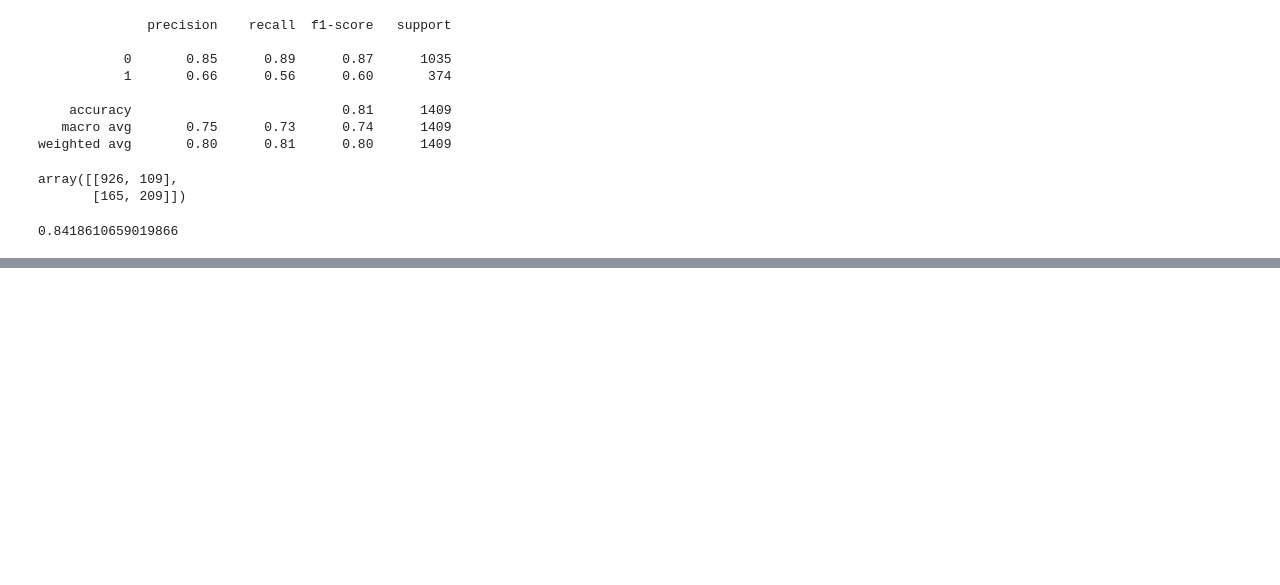
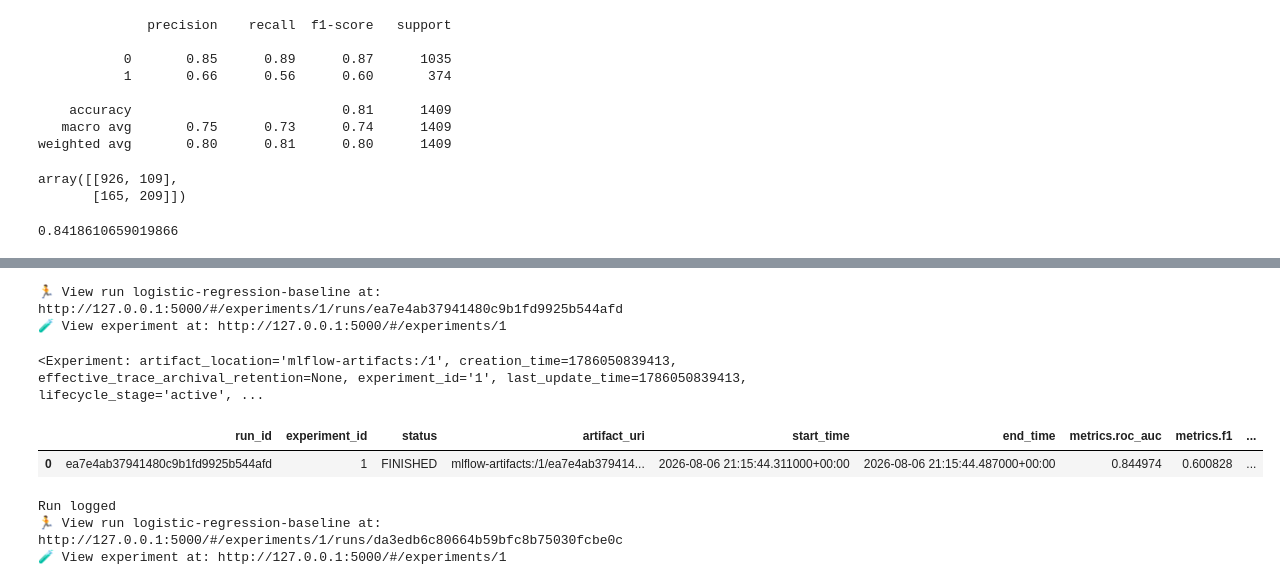
Before and after one commit to pomiankiewiczlukasz/customer-intelligence-ml-platform, a Jupyter notebook: notebooks/01_eda.ipynb, the cells around one changed output, grey strips where cells are left out. Cells and saved outputs as stored; diff of their text form; code cells hidden in the pictures; blank space fills up the shorter version.

```diff
--- a/notebooks/01_eda.ipynb
+++ b/notebooks/01_eda.ipynb
@@ -649,0 +1212,8 @@ roc_auc_score(
+# %%
+mlflow.set_tracking_uri(
+    "http://127.0.0.1:5000"
+)
+# %%
+mlflow.set_experiment(
+    "customer-churn"
+)
@@ -649,0 +1223,70 @@ roc_auc_score(
+# %%
+with mlflow.start_run(
+    run_name="logistic-regression-baseline"
+):
+
+    mlflow.log_param(
+        "model",
+        "Logistic Regression"
+    )
+
+    mlflow.log_metric(
+        "roc_auc",
+        0.844974
+    )
+
+    mlflow.log_metric(
+        "f1",
+        0.600828
+    )
+# %% [output]
+🏃 View run logistic-regression-baseline at: http://127.0.0.1:5000/#/experiments/1/runs/ea7e4ab37941480c9b1fd9925b544afd
+🧪 View experiment at: http://127.0.0.1:5000/#/experiments/1
+# %%
+import mlflow
+
+mlflow.set_tracking_uri(
+    "http://127.0.0.1:5000"
+)
+
+experiment = mlflow.get_experiment_by_name(
+    "customer-churn"
+)
+
+experiment
+# %% [output]
+<Experiment: artifact_location='mlflow-artifacts:/1', creation_time=1786050839413, effective_trace_archival_retention=None, experiment_id='1', last_update_time=1786050839413, lifecycle_stage='active', ...
+# %%
+runs = mlflow.search_runs(
+    experiment_ids=[experiment.experiment_id]
+)
+
+runs
+# %% [output]
+|  | run_id | experiment_id | status | artifact_uri | start_time | end_time | metrics.roc_auc | metrics.f1 | ... |
+| 0 | ea7e4ab37941480c9b1fd9925b544afd | 1 | FINISHED | mlflow-artifacts:/1/ea7e4ab379414... | 2026-08-06 21:15:44.311000+00:00 | 2026-08-06 21:15:44.487000+00:00 | 0.844974 | 0.600828 | ... |
+# %%
+with mlflow.start_run(
+    run_name="logistic-regression-baseline"
+):
+
+    mlflow.log_param(
+        "model",
+        "Logistic Regression"
+    )
+
+    mlflow.log_metric(
+        "roc_auc",
+        0.844974
+    )
+
+    mlflow.log_metric(
+        "f1",
+        0.600828
+    )
+
+    print("Run logged")
+# %% [output]
+Run logged
+🏃 View run logistic-regression-baseline at: http://127.0.0.1:5000/#/experiments/1/runs/da3edb6c80664b59bfc8b75030fcbe0c
+🧪 View experiment at: http://127.0.0.1:5000/#/experiments/1
```
Also changed, not shown: parts of 60 cells of this notebook, 16 other files.
